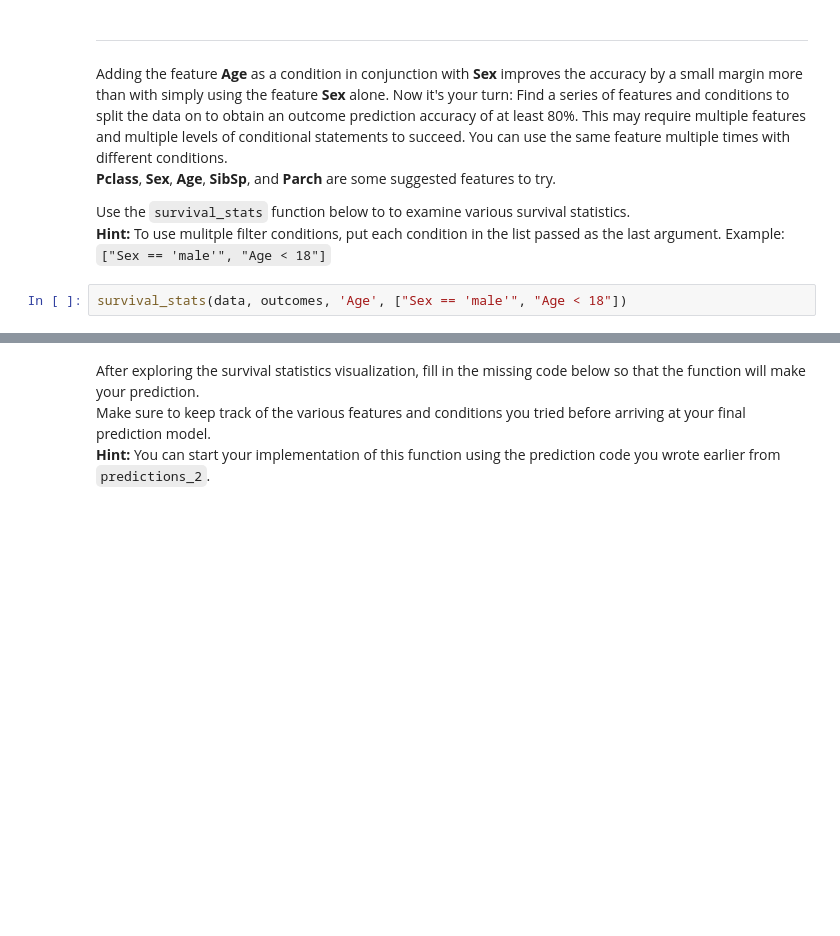
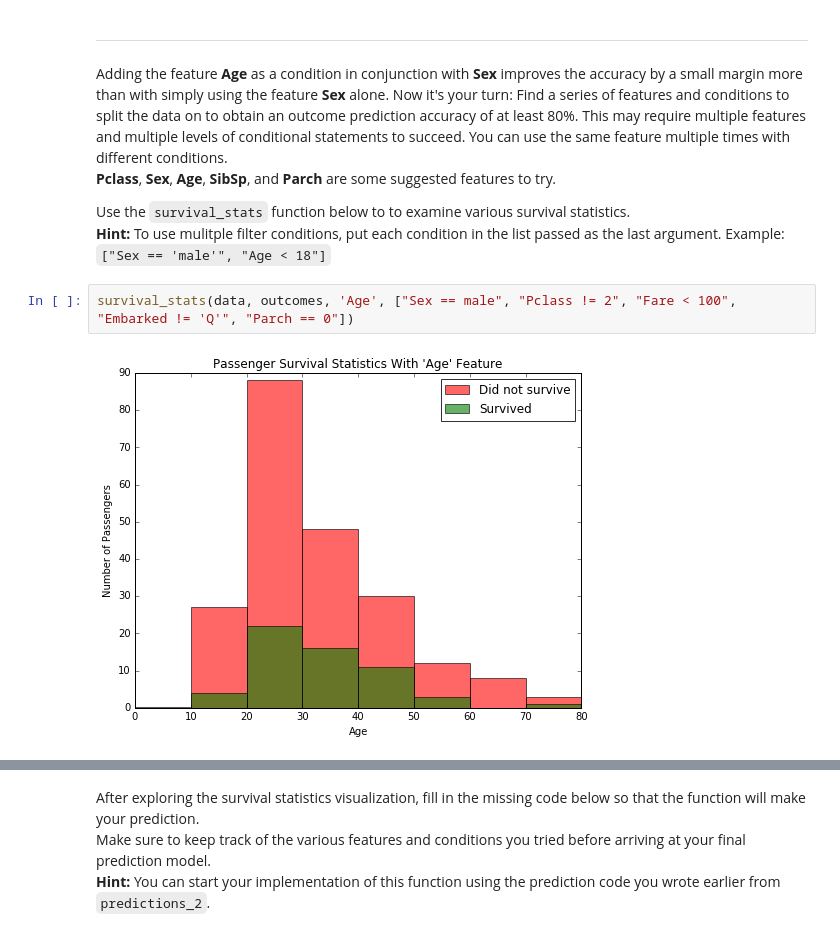
Before and after one commit to lijunsong/machine-learning, a Jupyter notebook: projects/titanic_survival_exploration/titanic_survival_exploration.ipynb, the cells around one changed output, grey strips where cells are left out. Saved outputs shown, nothing was run; the diff lists cells and outputs as text; blank space fills up the shorter version.

```diff
--- a/projects/titanic_survival_exploration/titanic_survival_exploration.ipynb
+++ b/projects/titanic_survival_exploration/titanic_survival_exploration.ipynb
@@ -205,4 +207,6 @@ Adding the feature **Age** as a condition in conjunction with **Sex** improves t
 Use the `survival_stats` function below to to examine various survival statistics.
 **Hint:** To use mulitple filter conditions, put each condition in the list passed as the last argument. Example: `["Sex == 'male'", "Age < 18"]`
 # %%
-survival_stats(data, outcomes, 'Age', ["Sex == 'male'", "Age < 18"])
+survival_stats(data, outcomes, 'Age', ["Sex == male", "Pclass != 2", "Fare < 100", "Embarked != 'Q'", "Parch == 0"])
+# %% [output]
+[figure, added]
```
Also changed, not shown: parts of 13 cells of this notebook.
